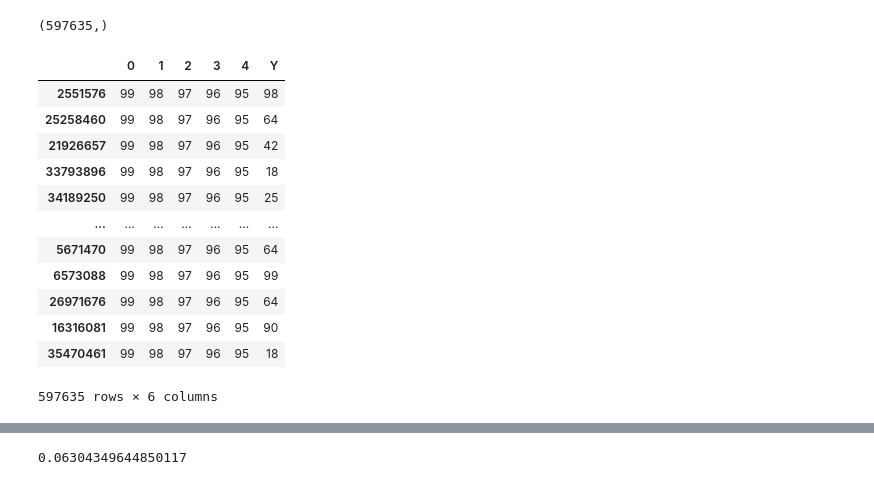
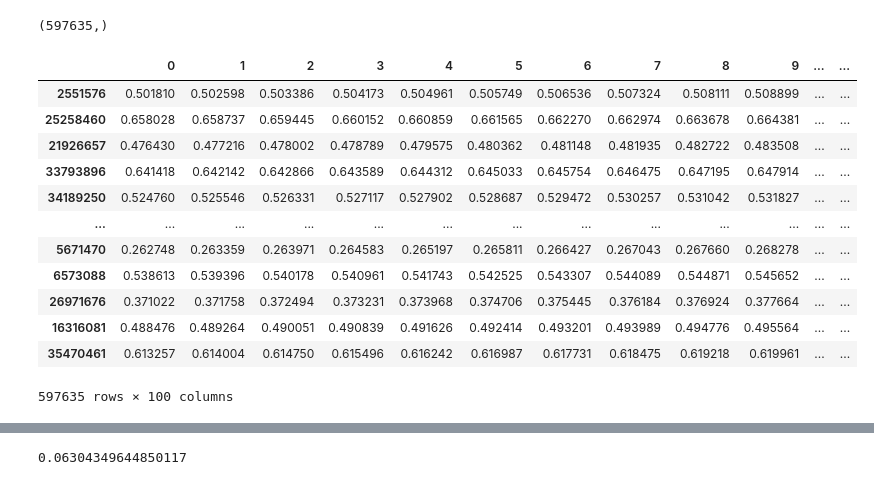
Before and after one commit to junyi-yao/AML, a Jupyter notebook: fit_model.ipynb, the cells around one changed output, grey strips where cells are left out. Cells and saved outputs as stored; diff of their text form; code cells hidden in the pictures.

```diff
--- a/fit_model.ipynb
+++ b/fit_model.ipynb
@@ -175,21 +175,21 @@ Y.shape
 top_5 = book_prob.apply(lambda s, n: pd.Series(s.nlargest(n).index), axis=1, n=5)
 # %%
 top_5['Y'] = Y
-# %%
-top_5
-# %% [output]
-|  | 0 | 1 | 2 | 3 | 4 | Y |
-| 2551576 | 99 | 98 | 97 | 96 | 95 | 98 |
-| 25258460 | 99 | 98 | 97 | 96 | 95 | 64 |
-| 21926657 | 99 | 98 | 97 | 96 | 95 | 42 |
-| 33793896 | 99 | 98 | 97 | 96 | 95 | 18 |
-| 34189250 | 99 | 98 | 97 | 96 | 95 | 25 |
-| ... | ... | ... | ... | ... | ... | ... |
-| 5671470 | 99 | 98 | 97 | 96 | 95 | 64 |
-| 6573088 | 99 | 98 | 97 | 96 | 95 | 99 |
-| 26971676 | 99 | 98 | 97 | 96 | 95 | 64 |
-| 16316081 | 99 | 98 | 97 | 96 | 95 | 90 |
-| 35470461 | 99 | 98 | 97 | 96 | 95 | 18 |
-597635 rows × 6 columns
+# %%
+book_prob
+# %% [output]
+|  | 0 | 1 | 2 | 3 | 4 | 5 | 6 | 7 | 8 | 9 | ... | ... |
+| 2551576 | 0.501810 | 0.502598 | 0.503386 | 0.504173 | 0.504961 | 0.505749 | 0.506536 | 0.507324 | 0.508111 | 0.508899 | ... | ... |
+| 25258460 | 0.658028 | 0.658737 | 0.659445 | 0.660152 | 0.660859 | 0.661565 | 0.662270 | 0.662974 | 0.663678 | 0.664381 | ... | ... |
+| 21926657 | 0.476430 | 0.477216 | 0.478002 | 0.478789 | 0.479575 | 0.480362 | 0.481148 | 0.481935 | 0.482722 | 0.483508 | ... | ... |
+| 33793896 | 0.641418 | 0.642142 | 0.642866 | 0.643589 | 0.644312 | 0.645033 | 0.645754 | 0.646475 | 0.647195 | 0.647914 | ... | ... |
+| 34189250 | 0.524760 | 0.525546 | 0.526331 | 0.527117 | 0.527902 | 0.528687 | 0.529472 | 0.530257 | 0.531042 | 0.531827 | ... | ... |
+| ... | ... | ... | ... | ... | ... | ... | ... | ... | ... | ... | ... | ... |
+| 5671470 | 0.262748 | 0.263359 | 0.263971 | 0.264583 | 0.265197 | 0.265811 | 0.266427 | 0.267043 | 0.267660 | 0.268278 | ... | ... |
+| 6573088 | 0.538613 | 0.539396 | 0.540178 | 0.540961 | 0.541743 | 0.542525 | 0.543307 | 0.544089 | 0.544871 | 0.545652 | ... | ... |
+| 26971676 | 0.371022 | 0.371758 | 0.372494 | 0.373231 | 0.373968 | 0.374706 | 0.375445 | 0.376184 | 0.376924 | 0.377664 | ... | ... |
+| 16316081 | 0.488476 | 0.489264 | 0.490051 | 0.490839 | 0.491626 | 0.492414 | 0.493201 | 0.493989 | 0.494776 | 0.495564 | ... | ... |
+| 35470461 | 0.613257 | 0.614004 | 0.614750 | 0.615496 | 0.616242 | 0.616987 | 0.617731 | 0.618475 | 0.619218 | 0.619961 | ... | ... |
+597635 rows × 100 columns
 # %%
 top_5['accurate'] = top_5.apply(lambda x: x['Y'] in x[:5].values, axis = 1)
```
Also changed, not shown: parts of 2 cells of this notebook, 1 other file.
